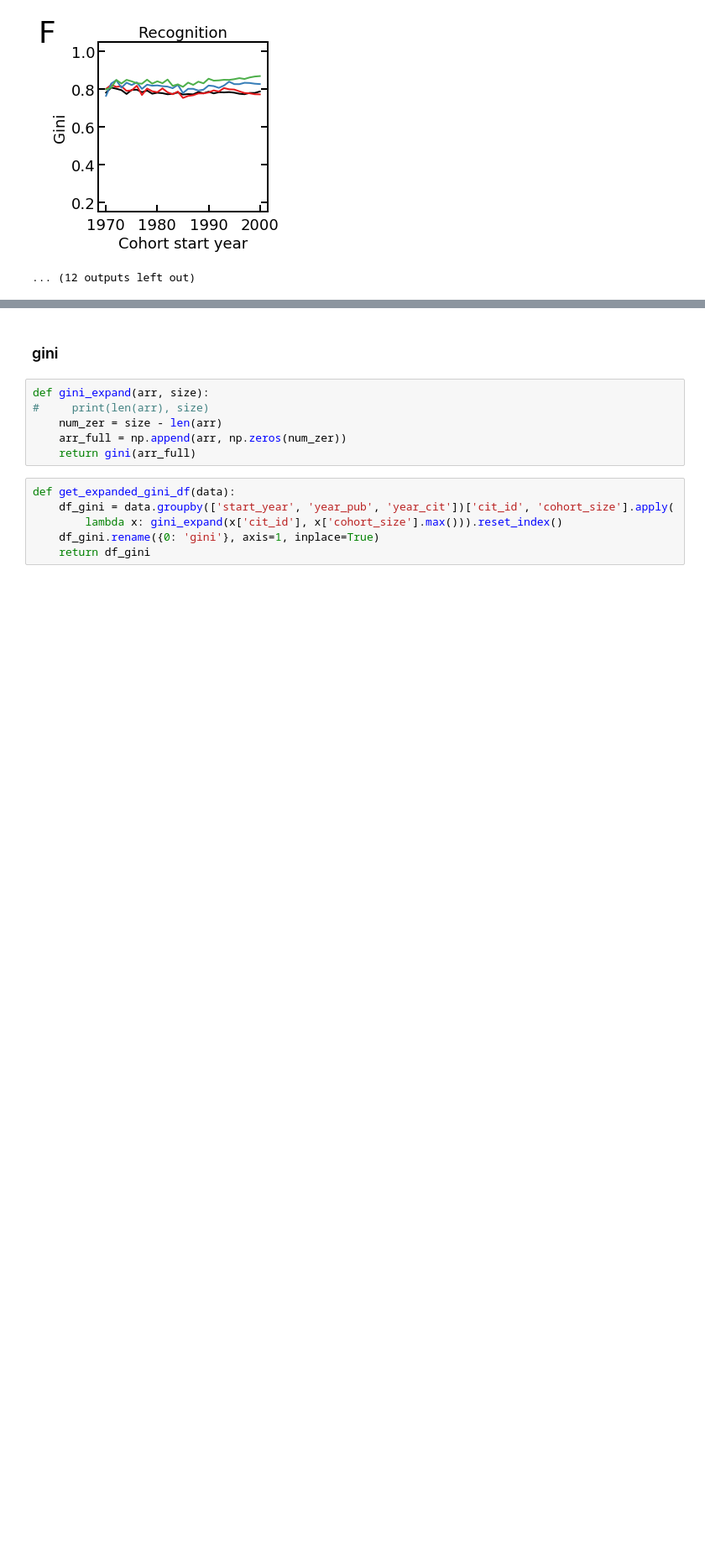
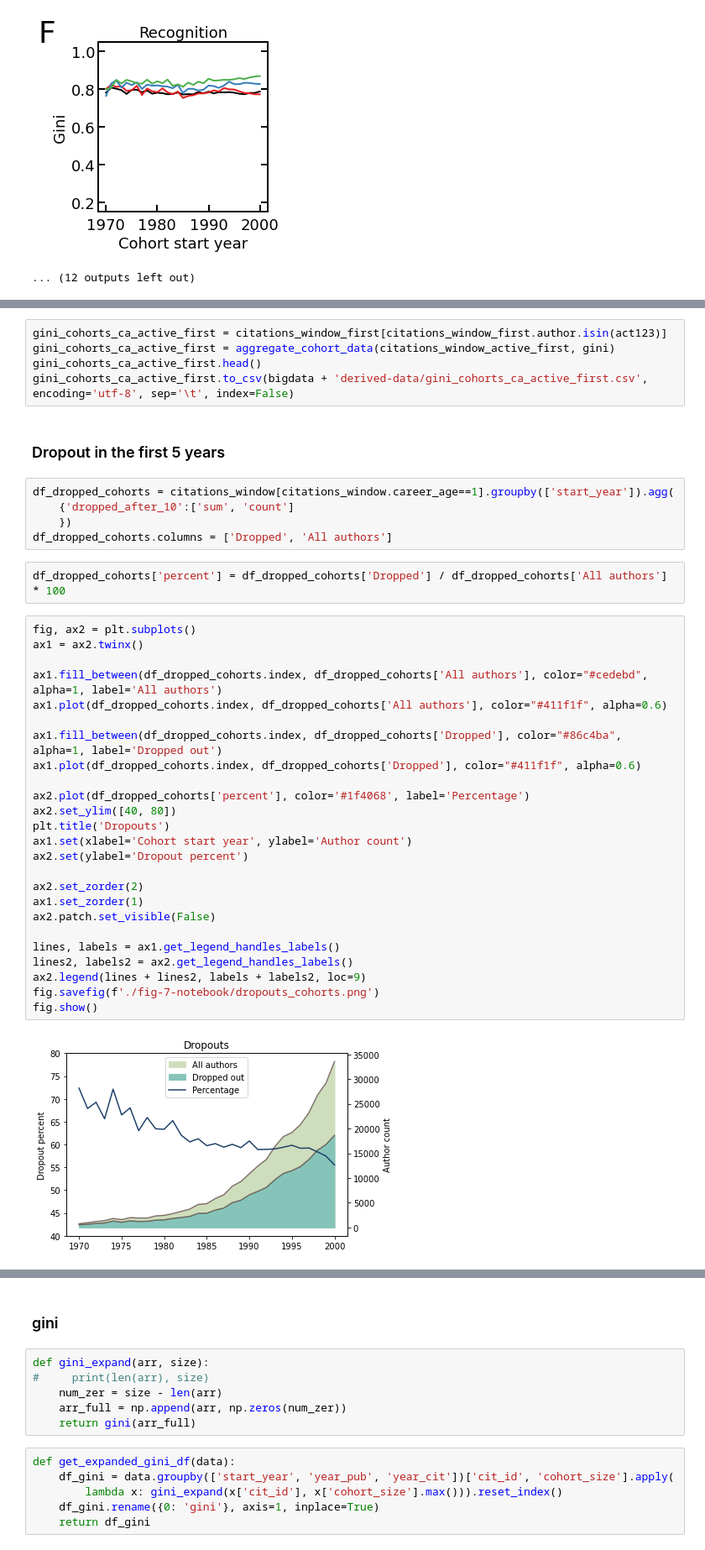
Before and after one commit to gesiscss/inequality, a Jupyter notebook: 7.Citation and Publication analysis.ipynb, the cells around one changed output, grey strips where cells are left out. Shown at 84% size. Drawn from its saved outputs; the diff is of its cells as text; blank space fills up the shorter version.

```diff
--- a/7.Citation and Publication analysis.ipynb
+++ b/7.Citation and Publication analysis.ipynb
@@ -304,0 +353,41 @@ plot_for_latex4(citations_window, citations_window_first)
+# %%
+gini_cohorts_ca_active_first = citations_window_first[citations_window_first.author.isin(act123)]
+gini_cohorts_ca_active_first = aggregate_cohort_data(citations_window_active_first, gini)
+gini_cohorts_ca_active_first.head()
+gini_cohorts_ca_active_first.to_csv(bigdata + 'derived-data/gini_cohorts_ca_active_first.csv', encoding='utf-8', sep='\t', index=False)
+# %% [markdown]
+### Dropout in the first 5 years
+# %%
+df_dropped_cohorts = citations_window[citations_window.career_age==1].groupby(['start_year']).agg(
+    {'dropped_after_10':['sum', 'count']
+    })
+df_dropped_cohorts.columns = ['Dropped', 'All authors']
+# %%
+df_dropped_cohorts['percent'] = df_dropped_cohorts['Dropped'] / df_dropped_cohorts['All authors'] * 100
+# %%
+fig, ax2 = plt.subplots()
+ax1 = ax2.twinx()
+
+ax1.fill_between(df_dropped_cohorts.index, df_dropped_cohorts['All authors'], color="#cedebd", alpha=1, label='All authors')
+ax1.plot(df_dropped_cohorts.index, df_dropped_cohorts['All authors'], color="#411f1f", alpha=0.6)
+
+ax1.fill_between(df_dropped_cohorts.index, df_dropped_cohorts['Dropped'], color="#86c4ba", alpha=1, label='Dropped out')
+ax1.plot(df_dropped_cohorts.index, df_dropped_cohorts['Dropped'], color="#411f1f", alpha=0.6)
+
+ax2.plot(df_dropped_cohorts['percent'], color='#1f4068', label='Percentage')
+ax2.set_ylim([40, 80])
+plt.title('Dropouts')
+ax1.set(xlabel='Cohort start year', ylabel='Author count')
+ax2.set(ylabel='Dropout percent')
+
+ax2.set_zorder(2)
+ax1.set_zorder(1)
+ax2.patch.set_visible(False)
+
+lines, labels = ax1.get_legend_handles_labels()
+lines2, labels2 = ax2.get_legend_handles_labels()
+ax2.legend(lines + lines2, labels + labels2, loc=9)
+fig.savefig(f'./fig-7-notebook/dropouts_cohorts.png')
+fig.show()
+# %% [output]
+[figure, added]
```
Also changed, not shown: parts of 74 cells of this notebook, 6 other files.
